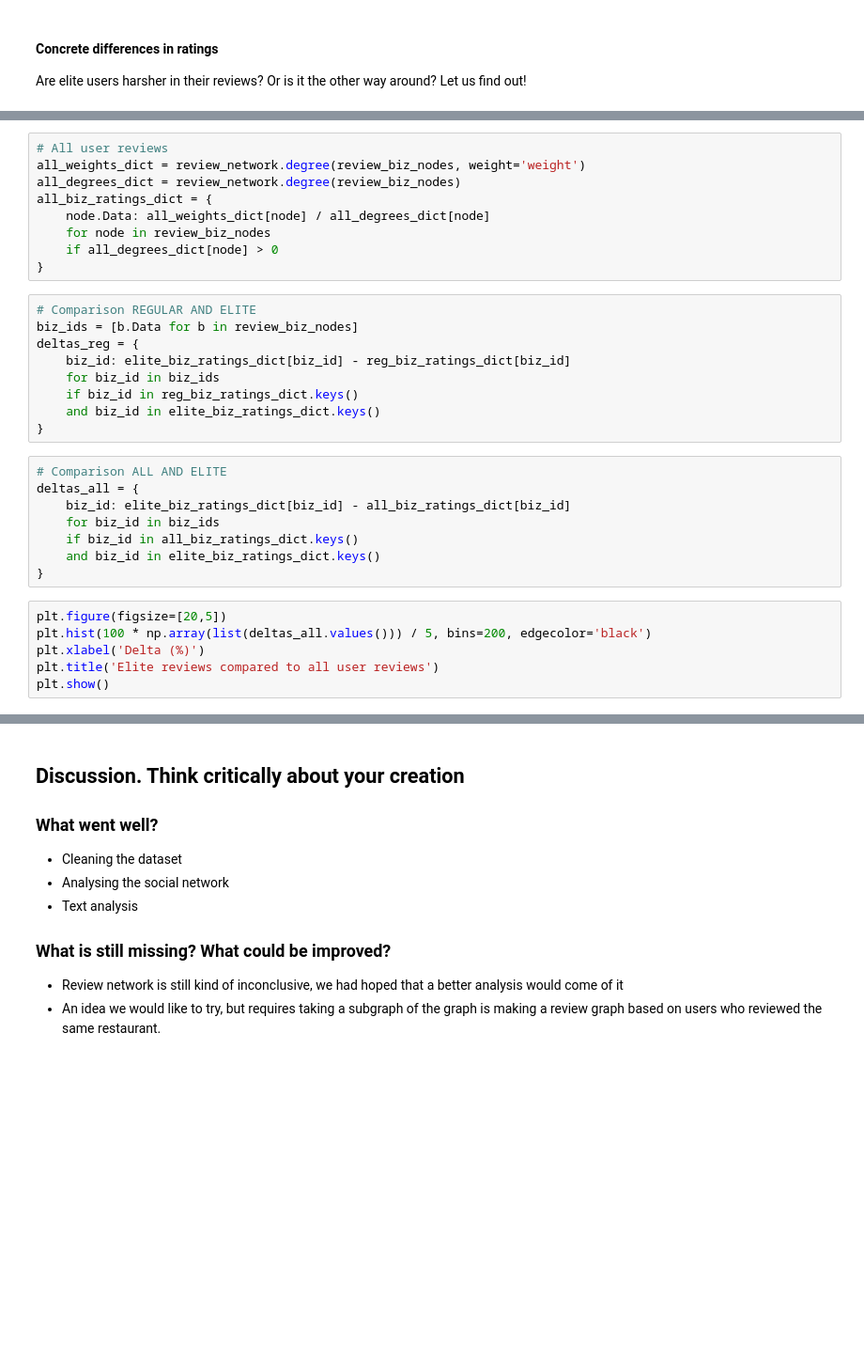
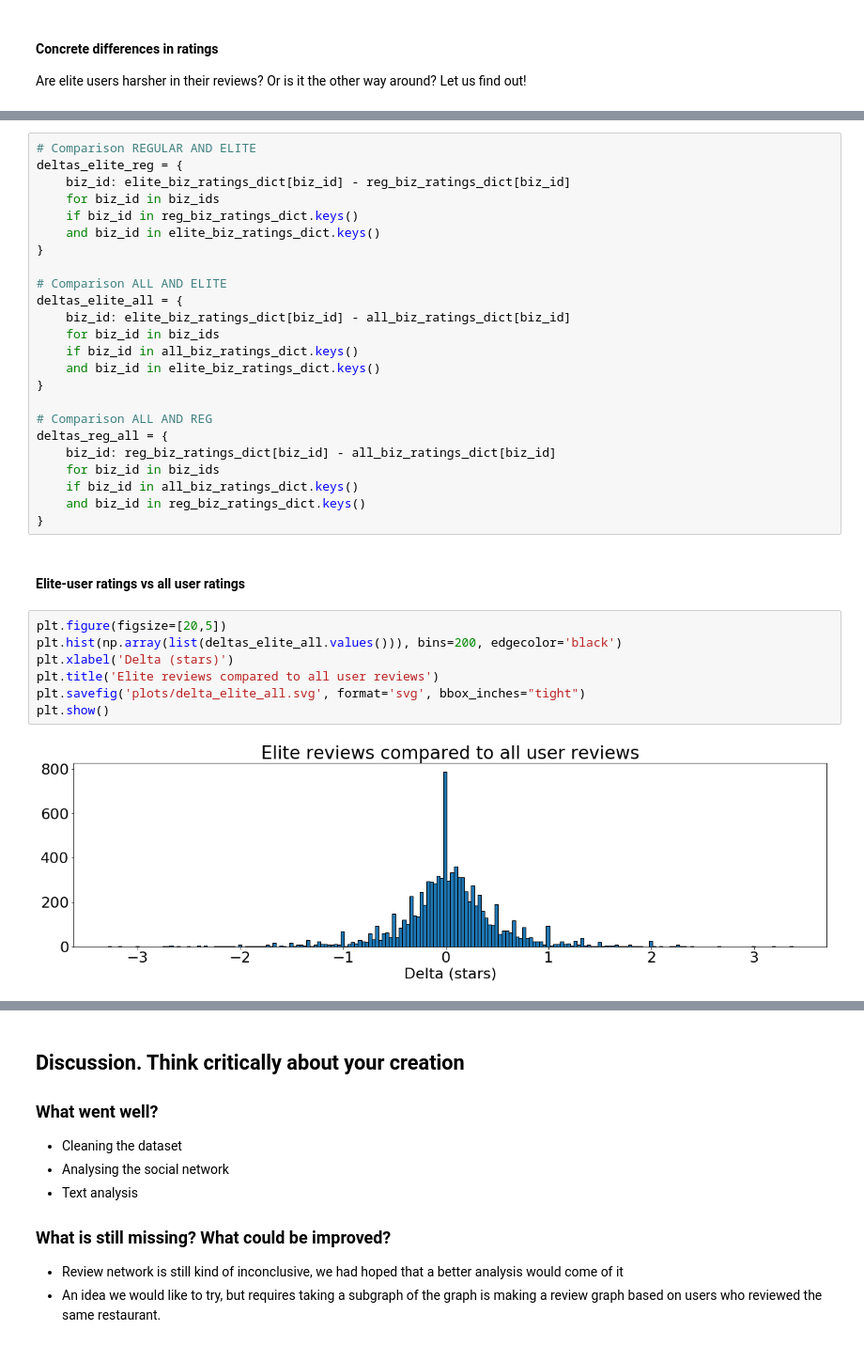
Before and after one commit to thomasnilsson/02805-social-graphs-2018, a Jupyter notebook: project1/Explainer.ipynb, the cells around one changed output, grey strips where cells are left out. Shown at 94% size. Saved outputs shown, nothing was run; the diff lists cells and outputs as text; blank space fills up the shorter version.

```diff
--- a/project1/Explainer.ipynb
+++ b/project1/Explainer.ipynb
@@ -417,32 +497,35 @@ elite_biz_ratings_dict = {
-# %%
-# All user reviews
-all_weights_dict = review_network.degree(review_biz_nodes, weight='weight')
-all_degrees_dict = review_network.degree(review_biz_nodes)
-all_biz_ratings_dict = {
-    node.Data: all_weights_dict[node] / all_degrees_dict[node]
-    for node in review_biz_nodes
-    if all_degrees_dict[node] > 0
-}
 # %%
 # Comparison REGULAR AND ELITE
-biz_ids = [b.Data for b in review_biz_nodes]
-deltas_reg = {
+deltas_elite_reg = {
     biz_id: elite_biz_ratings_dict[biz_id] - reg_biz_ratings_dict[biz_id]
     for biz_id in biz_ids
     if biz_id in reg_biz_ratings_dict.keys()
     and biz_id in elite_biz_ratings_dict.keys()
 }
+
+# Comparison ALL AND ELITE
+deltas_elite_all = {
+    biz_id: elite_biz_ratings_dict[biz_id] - all_biz_ratings_dict[biz_id]
+    for biz_id in biz_ids
+    if biz_id in all_biz_ratings_dict.keys()
+    and biz_id in elite_biz_ratings_dict.keys()
+}
+
+# Comparison ALL AND REG
+deltas_reg_all = {
+    biz_id: reg_biz_ratings_dict[biz_id] - all_biz_ratings_dict[biz_id]
+    for biz_id in biz_ids
+    if biz_id in all_biz_ratings_dict.keys()
+    and biz_id in reg_biz_ratings_dict.keys()
+}
-# %%
-# Comparison ALL AND ELITE
-deltas_all = {
-    biz_id: elite_biz_ratings_dict[biz_id] - all_biz_ratings_dict[biz_id]
-    for biz_id in biz_ids
-    if biz_id in all_biz_ratings_dict.keys()
-    and biz_id in elite_biz_ratings_dict.keys()
-}
+# %% [markdown]
+#### Elite-user ratings vs all user ratings
 # %%
 plt.figure(figsize=[20,5])
-plt.hist(100 * np.array(list(deltas_all.values())) / 5, bins=200, edgecolor='black')
-plt.xlabel('Delta (%)')
+plt.hist(np.array(list(deltas_elite_all.values())), bins=200, edgecolor='black')
+plt.xlabel('Delta (stars)')
 plt.title('Elite reviews compared to all user reviews')
+plt.savefig('plots/delta_elite_all.svg', format='svg', bbox_inches="tight")
 plt.show()
+# %% [output]
+[figure, added]
```
Also changed, not shown: parts of 35 cells of this notebook, 22 other files.
